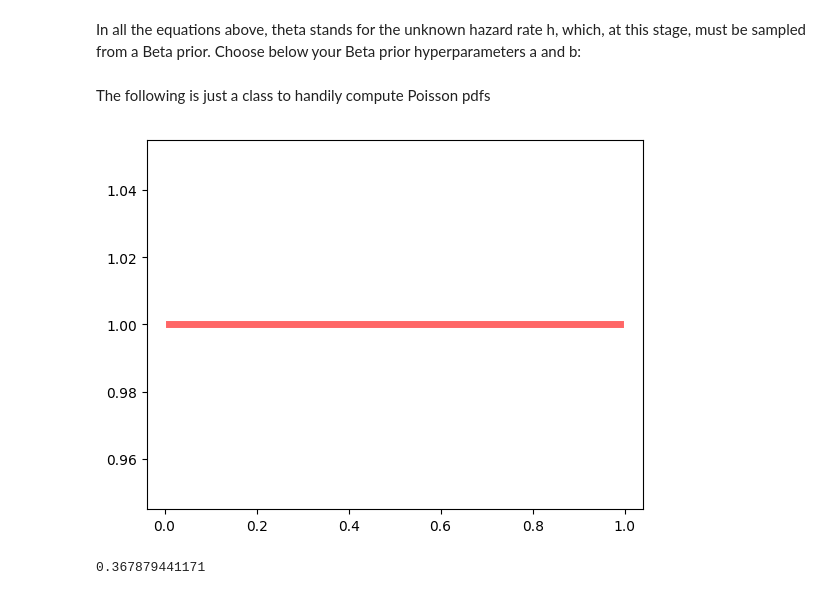
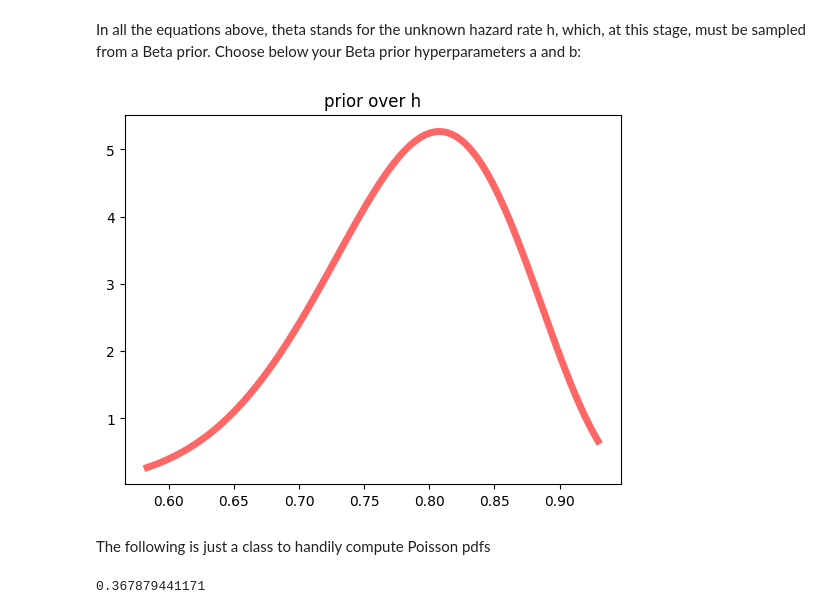
Before and after one commit to aernesto/jupyter-tests, a Jupyter notebook: Chib1996.ipynb, the cells around one changed output. Saved outputs shown, nothing was run; the diff lists cells and outputs as text; code cells hidden in the pictures.

Commit message:
interactive beta prior density

```diff
--- a/Chib1996.ipynb
+++ b/Chib1996.ipynb
@@ -97,38 +97,22 @@ and the _update step_:
 $$p(s_t|Y_t,\theta)\propto p(s_t|Y_{t-1},\theta)\times f(y_t|Y_{t-1},\theta_{s_t})$$
 # %% [markdown]
 In all the equations above, theta stands for the unknown hazard rate h, which, at this stage, must be sampled from a Beta prior. Choose below your Beta prior hyperparameters a and b:
+# %%
+def g(a=1.0, b=1.0):
+    return np.array([a, b])
+ww = interactive(g, a=(1,40), b=(1,40))
+display(ww)
 # %%
-def g(a=1.0, b=1.0):
-#     return np.array([alpha, beta])
-# w = interactive(g, alpha=(1,20), beta=(1,20))
-# display(w)
-# def f(m, b):
-    plt.figure(2)
-#     fig, ax = plt.subplots(1, 1)
-    x = np.linspace(beta.ppf(0.01, a, b), beta.ppf(0.99, a, b), 100)
-    a = a
-    b = b
-    plt.plot(x, beta.pdf(x, a, b), 'r-', lw=5, a=0.6, label='prior over h')
-#     plt.ylim(-5, 5)
-    plt.show()
-
-interactive_plot = interactive(g, a=(1.0,20.0), b=(1.0,20.0))
-output = interactive_plot.children[-1]
-output.layout.height = '2000px'
-interactive_plot
-
-# ax.plot(x, beta.pdf(x, alpha, beta), 'r-', lw=5, alpha=0.6, label='prior over h')
+a, b = ww.result
+plt.figure(3)
+x = np.linspace(beta.ppf(0.01, a, b), beta.ppf(0.99, a, b), 100)
+plt.plot(x, beta.pdf(x, a, b), 'r-', lw=5, alpha=0.6, label='beta pdf')
+plt.title('prior over h')
+plt.show()
+# %% [output]
+[figure, added]
 # %% [markdown]
 The following is just a class to handily compute Poisson pdfs
-# %%
-# fig, ax = plt.subplots(1, 1)
-plt.figure(3)
-a, b = (1, 1)
-x = np.linspace(beta.ppf(0.01, a, b), beta.ppf(0.99, a, b), 100)
-plt.plot(x, beta.pdf(x, a, b), 'r-', lw=5, alpha=0.6, label='beta pdf')
-plt.show()
-# %% [output]
-[figure, removed]
 # %%
 # Ref: https://docs.scipy.org/doc/scipy/reference/generated/scipy.stats.rv_discrete.html
 class poisson_gen(rv_discrete):
```
Also changed, not shown: parts of 3 cells of this notebook.
